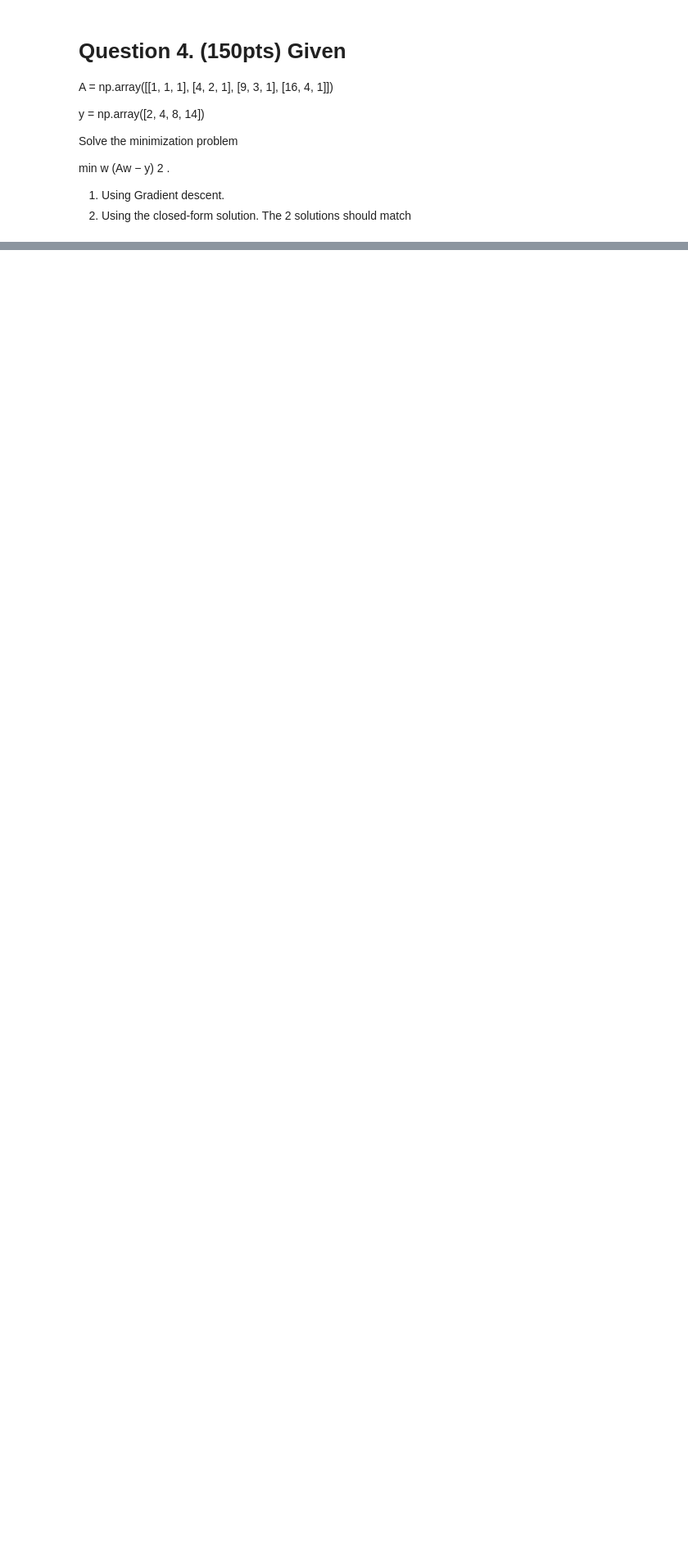
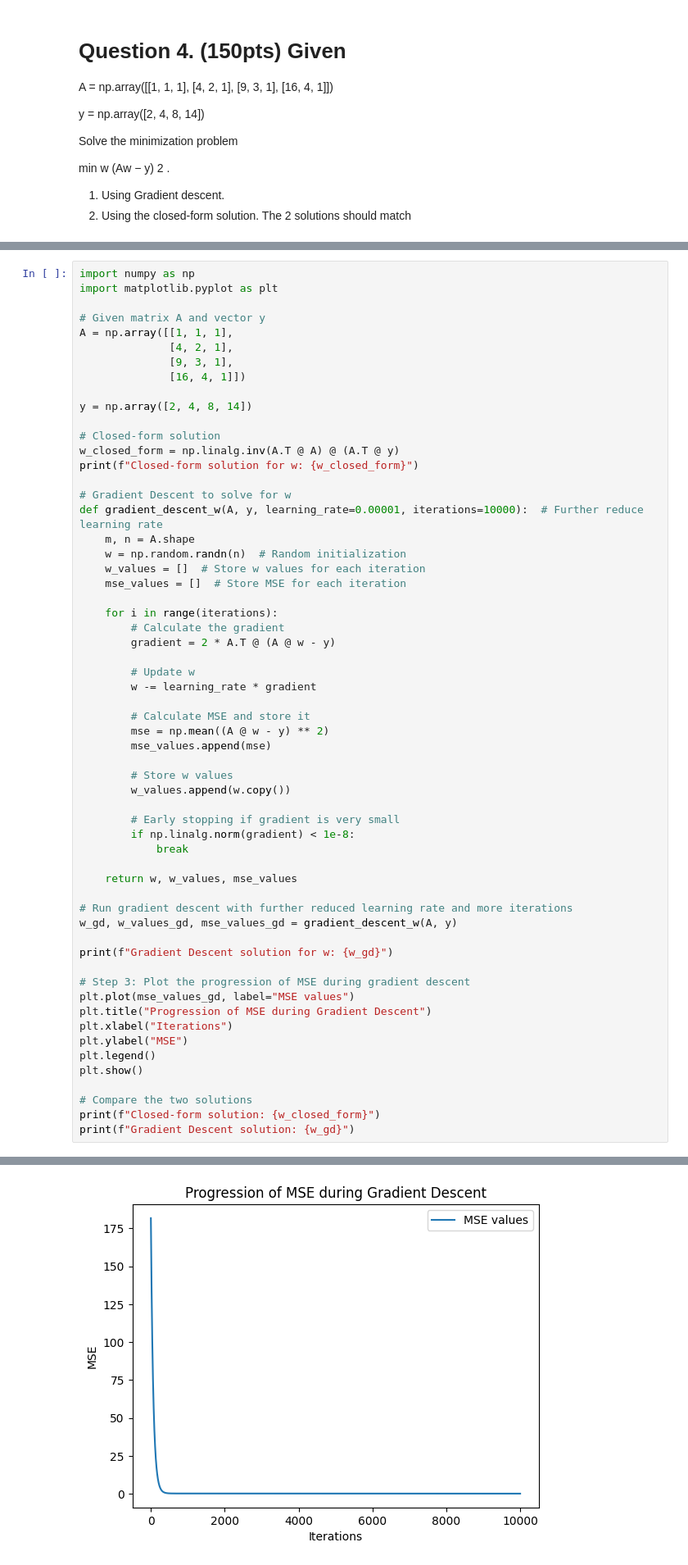
Before and after one commit to shuklashreyas/MachineLearning, a Jupyter notebook: coding_exam.ipynb, the cells around one changed output, grey strips where cells are left out. Shown at 82% size. Cells and saved outputs as stored; diff of their text form; blank space fills up the shorter version.

```diff
--- a/coding_exam.ipynb
+++ b/coding_exam.ipynb
@@ -308,0 +315,60 @@ Closed-form solution for w: [ 1. -1.  2.]
+# %%
+import numpy as np
+import matplotlib.pyplot as plt
+
+# Given matrix A and vector y
+A = np.array([[1, 1, 1],
+              [4, 2, 1],
+              [9, 3, 1],
+              [16, 4, 1]])
+
+y = np.array([2, 4, 8, 14])
+
+# Closed-form solution
+w_closed_form = np.linalg.inv(A.T @ A) @ (A.T @ y)
+print(f"Closed-form solution for w: {w_closed_form}")
+
+# Gradient Descent to solve for w
+def gradient_descent_w(A, y, learning_rate=0.00001, iterations=10000):  # Further reduce learning rate
+    m, n = A.shape
+    w = np.random.randn(n)  # Random initialization
+    w_values = []  # Store w values for each iteration
+    mse_values = []  # Store MSE for each iteration
+
+    for i in range(iterations):
+        # Calculate the gradient
+        gradient = 2 * A.T @ (A @ w - y)
+
+        # Update w
+        w -= learning_rate * gradient
+
+        # Calculate MSE and store it
+        mse = np.mean((A @ w - y) ** 2)
+        mse_values.append(mse)
+
+        # Store w values
+        w_values.append(w.copy())
+
+        # Early stopping if gradient is very small
+        if np.linalg.norm(gradient) < 1e-8:
+            break
+
+    return w, w_values, mse_values
+
+# Run gradient descent with further reduced learning rate and more iterations
+w_gd, w_values_gd, mse_values_gd = gradient_descent_w(A, y)
+
+print(f"Gradient Descent solution for w: {w_gd}")
+
+# Step 3: Plot the progression of MSE during gradient descent
+plt.plot(mse_values_gd, label="MSE values")
+plt.title("Progression of MSE during Gradient Descent")
+plt.xlabel("Iterations")
+plt.ylabel("MSE")
+plt.legend()
+plt.show()
+
+# Compare the two solutions
+print(f"Closed-form solution: {w_closed_form}")
+print(f"Gradient Descent solution: {w_gd}")
+# %% [output]
@@ -308,0 +377 @@ Closed-form solution for w: [ 1. -1.  2.]
+[figure, added]
```
Also changed, not shown: parts of 4 cells of this notebook.
